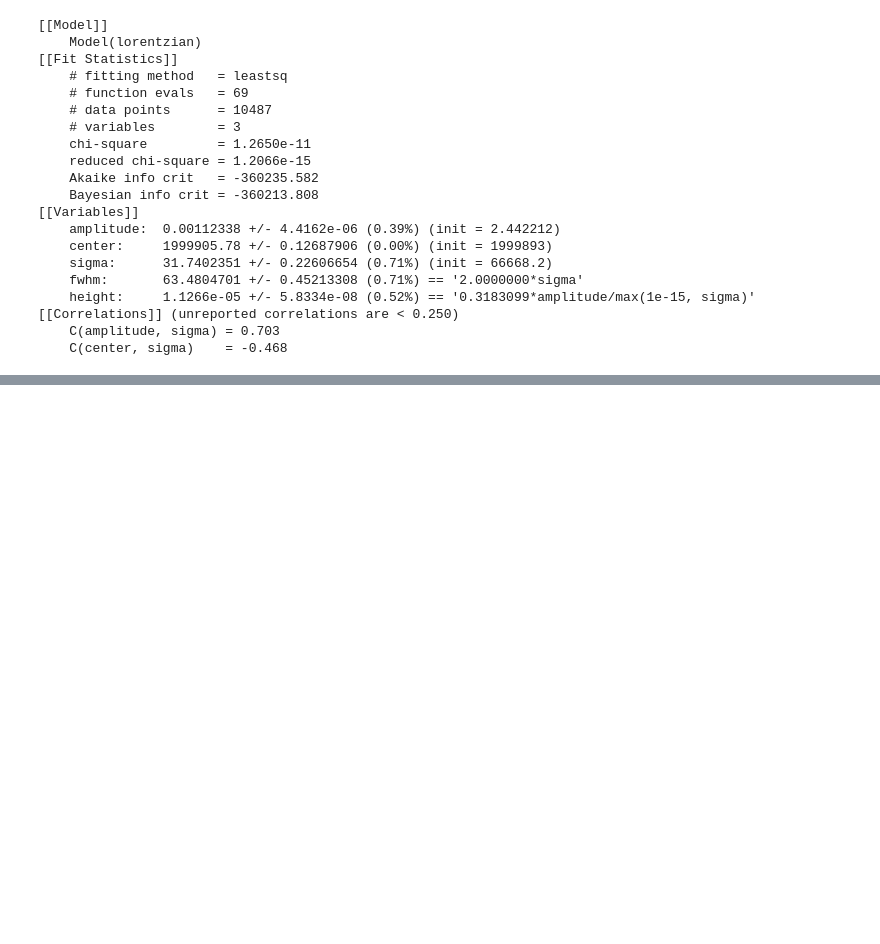
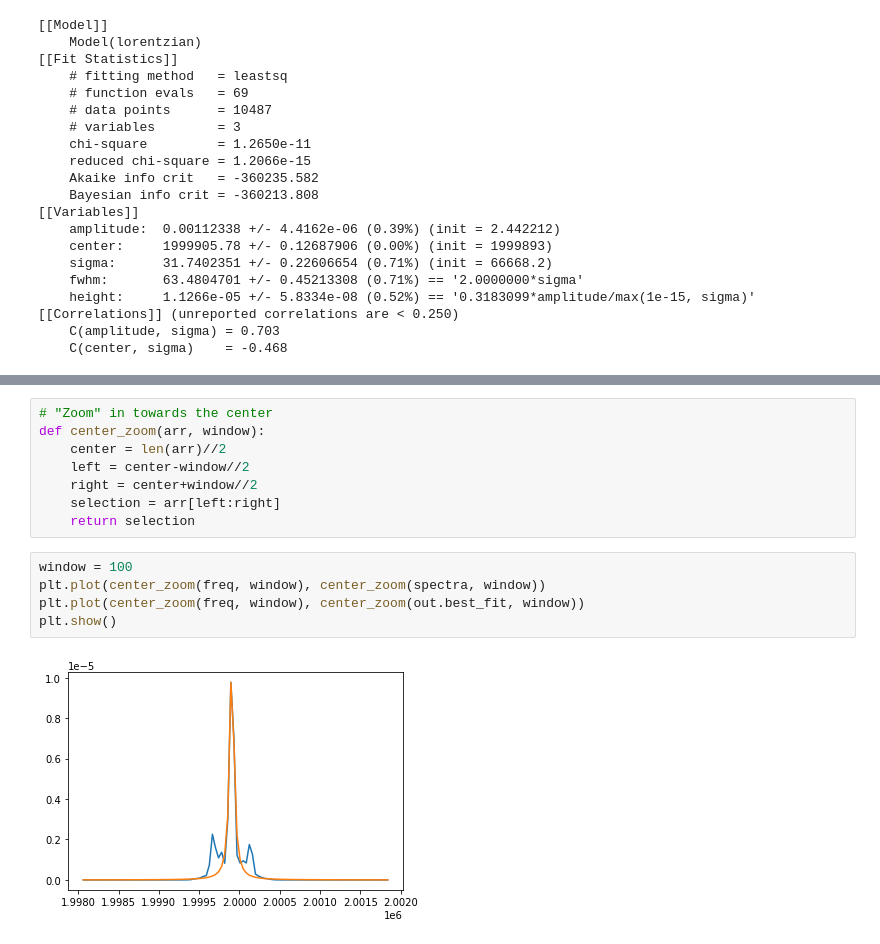
Before and after one commit to nurriol2/peak_fitting, a Jupyter notebook: lorentzian_peak_fitting.ipynb, the cells around one changed output, grey strips where cells are left out. Saved outputs shown, nothing was run; the diff lists cells and outputs as text; blank space fills up the shorter version.

```diff
--- a/lorentzian_peak_fitting.ipynb
+++ b/lorentzian_peak_fitting.ipynb
@@ -181,0 +195,15 @@ print(out.fit_report(min_correl=0.25))
+# %%
+# "Zoom" in towards the center
+def center_zoom(arr, window):
+    center = len(arr)//2
+    left = center-window//2
+    right = center+window//2
+    selection = arr[left:right]
+    return selection
+# %%
+window = 100
+plt.plot(center_zoom(freq, window), center_zoom(spectra, window))
+plt.plot(center_zoom(freq, window), center_zoom(out.best_fit, window))
+plt.show()
+# %% [output]
+[figure, added]
```
Also changed, not shown: parts of 2 cells of this notebook.
